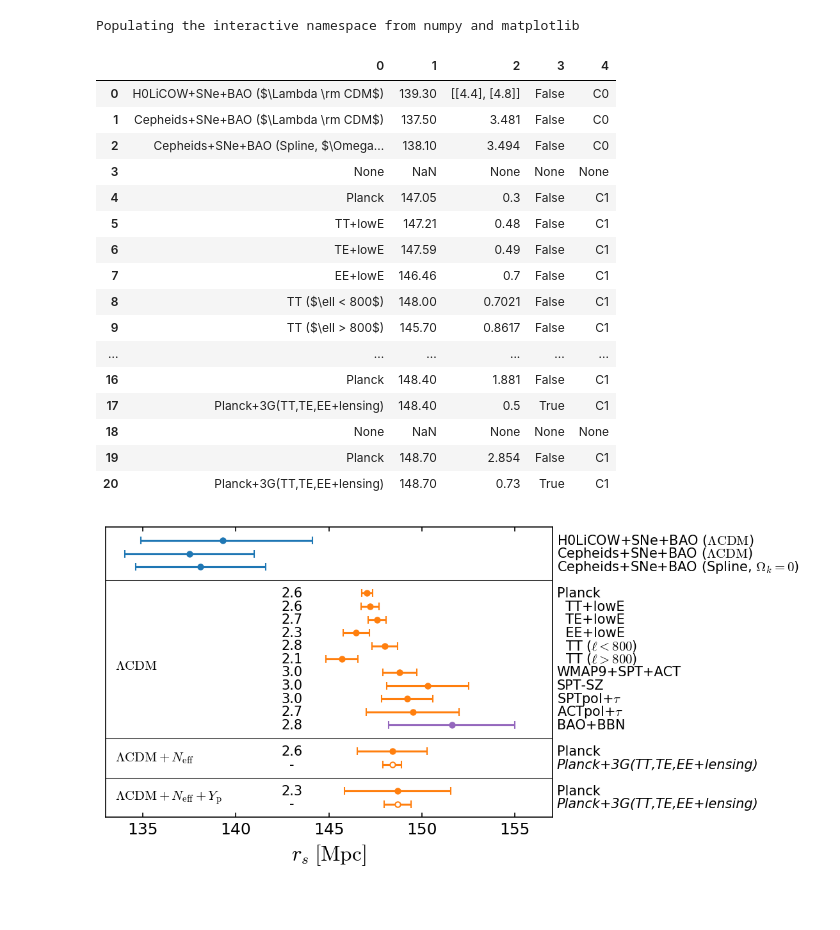
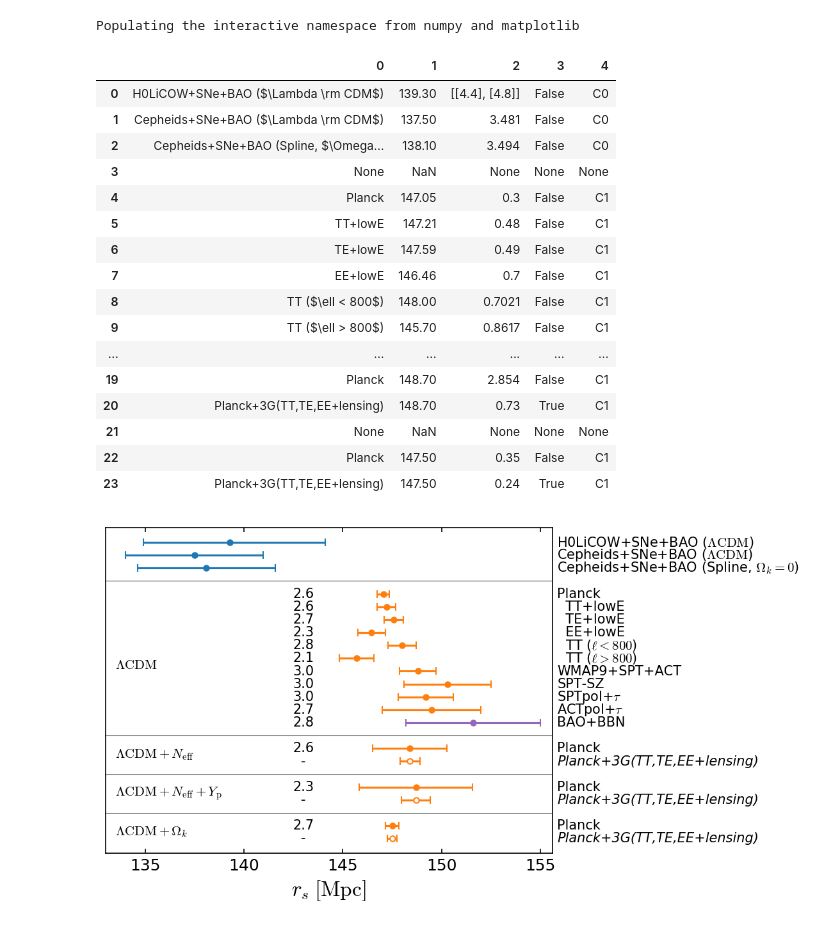
Before and after one commit to marius311/sounds_discordant_plot, a Jupyter notebook: summaryplot.ipynb, the cells around one changed output. Cells and saved outputs as stored; diff of their text form; code cells hidden in the pictures; blank space fills up the shorter version.

```diff
--- a/summaryplot.ipynb
+++ b/summaryplot.ipynb
@@ -30,7 +30,11 @@ dat = DataFrame([
     ["Planck+3G(TT,TE,EE+lensing)",              148.4,  0.500,         True,  "C1"],
     [],
     ["Planck",                                   148.7,  2.854,         False, "C1"],
-    ["Planck+3G(TT,TE,EE+lensing)",              148.7,  0.73,          True,  "C1"]])
+    ["Planck+3G(TT,TE,EE+lensing)",              148.7,  0.73,          True,  "C1"],
+    [],
+    ["Planck",                                   147.5,  0.35,          False, "C1"],
+    ["Planck+3G(TT,TE,EE+lensing)",              147.5,  0.24,          True,  "C1"]])
+
 
 # use the spline result as the fiducial
 (rs_fid, σrs_fid) = dat.iloc[2,1:3]
@@ -49,33 +53,33 @@ dat
 | 8 | TT ($\ell < 800$) | 148.00 | 0.7021 | False | C1 |
 | 9 | TT ($\ell > 800$) | 145.70 | 0.8617 | False | C1 |
 | ... | ... | ... | ... | ... | ... |
-| 16 | Planck | 148.40 | 1.881 | False | C1 |
-| 17 | Planck+3G(TT,TE,EE+lensing) | 148.40 | 0.5 | True | C1 |
-| 18 | None | NaN | None | None | None |
 | 19 | Planck | 148.70 | 2.854 | False | C1 |
 | 20 | Planck+3G(TT,TE,EE+lensing) | 148.70 | 0.73 | True | C1 |
+| 21 | None | NaN | None | None | None |
+| 22 | Planck | 147.50 | 0.35 | False | C1 |
+| 23 | Planck+3G(TT,TE,EE+lensing) | 147.50 | 0.24 | True | C1 |
 # %%
-xlims = [133, 157]
+xlims = [133, 155.6]
 
 for i,(label, rs, σrs, isforecast, color) in dat.iterrows():
     if label is not None:
         errorbar(rs, -i, xerr=σrs, c=color, marker="o", markerfacecolor=("w" if isforecast else color))
-        text(157.25, -i, label, va="center", style="italic" if isforecast else None)
+        text(xlims[1]+0.25, -i, label, va="center", style="italic" if isforecast else None)
         if color != "C0":
             text(143, -i, ("%.1f"%((rs-rs_fid)/sqrt(σrs**2 + σrs_fid**2)) if not isforecast else "-"), va="center", ha="center")
     else:
         plot(xlims, [-i]*2, "k", lw=0.5, alpha=0.8)
 
 yticks([])
 xlim(*xlims)
 
 xlabel(r"$r_s\;[\rm Mpc]$")
 
 text(133.5, -9.5,  r"$\Lambda {\rm CDM}$", va="center")
 text(133.5, -16.5, r"$\Lambda {\rm CDM} + N_{\rm eff}$", va="center")
 text(133.5, -19.5, r"$\Lambda {\rm CDM} + N_{\rm eff} + Y_{\rm p}$", va="center")
-# text(133.5, -22.5, r"$\Lambda {\rm CDM} + \Omega_k$", va="center")
+text(133.5, -22.5, r"$\Lambda {\rm CDM} + \Omega_k$", va="center")
 
 savefig("Figures/summaryplot.pdf", bbox_inches="tight")
 # %% [output]
-[figure, old version]
+[figure, new version]
```
Also changed, not shown: parts of 1 cell of this notebook.
